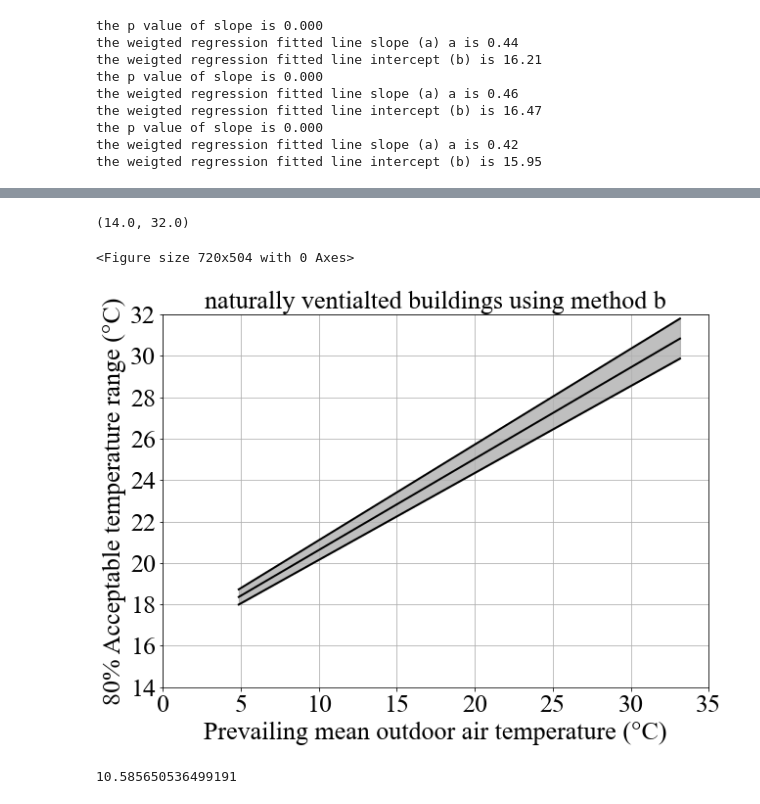
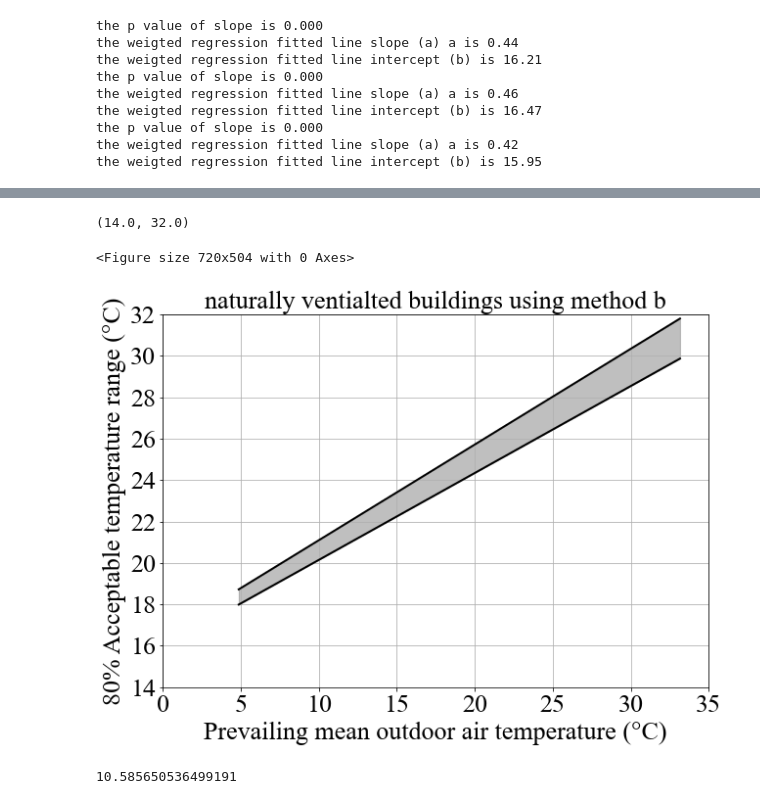
Before and after one commit to ruijis/causal-thinking-neutral-temperature, a Jupyter notebook: two-linear-regressions.ipynb, the cells around one changed output, grey strips where cells are left out. Cells and saved outputs as stored; diff of their text form; code cells hidden in the pictures.

Commit message:
update the 80% acceptable temp graph

```diff
--- a/two-linear-regressions.ipynb
+++ b/two-linear-regressions.ipynb
@@ -863,3 +912,39 @@ the weigted regression fitted line intercept (b) is 16.47
 the p value of slope is 0.000
 the weigted regression fitted line slope (a) a is 0.42
 the weigted regression fitted line intercept (b) is 15.95
+# %%
+# plot the same diagram as ACM
+# plot two lines, one with the up_b_slope and up_b_intercept, and another with the low_b_slope and low_b_intercept
+plt.figure(figsize=(10, 7))
+t_out_combined = np.array(df_bldg_nv_b['t_out_combined'])
+sort_index = np.argsort(t_out_combined)
+t_out_combined = t_out_combined[sort_index]
+up_line = (middle_b_slope*t_out_combined+middle_b_intercept+range_b/2)[sort_index]
+low_line = (middle_b_slope*t_out_combined+middle_b_intercept-range_b/2)[sort_index]
+
+# draw grey band between the two lines
+plt.figure(figsize=(10, 7))
+plt.plot(t_out_combined, middle_b_slope*t_out_combined+middle_b_intercept+range_b/2, color='black', linewidth=2)
+plt.plot(t_out_combined, middle_b_slope*t_out_combined+middle_b_intercept-range_b/2, color='black', linewidth=2)
+
+plt.fill_between(t_out_combined, middle_b_slope*t_out_combined+middle_b_intercept+range_b/2, middle_b_slope*t_out_combined+middle_b_intercept-range_b/2, color='grey', alpha=0.5)
+plt.xlabel('Prevailing mean outdoor air temperature (°C)', fontsize=26)
+plt.ylabel("80% Acceptable temperature range (°C)", rotation=90, fontsize=26)
+plt.xticks(fontsize=26)
+plt.yticks(fontsize=26)
+plt.grid(True)
+plt.rcParams['font.family'] = 'Times New Roman'
+
+# # Move y-axis label to the top and adjust the distance
+# ax = plt.gca()
+# ax.xaxis.set_label_coords(1, -0.1)
+# ax.yaxis.set_label_coords(-0.08, 1)
+# # alighn label right in the text box
+# ax.yaxis.get_label().set_ha('right')  # this line is added for horizontal alignment to the right
+# ax.xaxis.get_label().set_ha('right')  # this line is added for horizontal alignment to the right
+
+# plt.title('naturally ventialted buildings using method b', fontsize=26)
+plt.grid(True)
+# set the x-axis range from 5 to 35 and y-axis range from 14 to 32
+plt.xlim(0, 35)
+plt.ylim(14, 32)
@@ -873,35 +962,35 @@ up_line = (up_b_slope*t_out_combined + up_b_intercept)[sort_index]
 low_line = (low_b_slope*t_out_combined + low_b_intercept)[sort_index]
 
 # draw grey band between the two lines
 plt.figure(figsize=(10, 7))
-plt.plot(t_out_combined, middle_b_slope*t_out_combined+middle_b_intercept, color='black', linewidth=2)
+# plt.plot(t_out_combined, middle_b_slope*t_out_combined+middle_b_intercept, color='black', linewidth=2)
 plt.plot(t_out_combined, up_b_slope*t_out_combined+up_b_intercept, color='black', linewidth=2)
 plt.plot(t_out_combined, low_b_slope*t_out_combined+low_b_intercept, color='black', linewidth=2)
 plt.fill_between(t_out_combined, up_b_slope*t_out_combined+up_b_intercept, low_b_slope*t_out_combined+low_b_intercept, color='grey', alpha=0.5)
 plt.xlabel('Prevailing mean outdoor air temperature (°C)', fontsize=26)
 plt.ylabel("80% Acceptable temperature range (°C)", rotation=90, fontsize=26)
 plt.xticks(fontsize=26)
 plt.yticks(fontsize=26)
 plt.grid(True)
 plt.rcParams['font.family'] = 'Times New Roman'
 
 # # Move y-axis label to the top and adjust the distance
 # ax = plt.gca()
 # ax.xaxis.set_label_coords(1, -0.1)
 # ax.yaxis.set_label_coords(-0.08, 1)
 # # alighn label right in the text box
 # ax.yaxis.get_label().set_ha('right')  # this line is added for horizontal alignment to the right
 # ax.xaxis.get_label().set_ha('right')  # this line is added for horizontal alignment to the right
 
 plt.title('naturally ventialted buildings using method b', fontsize=26)
 plt.grid(True)
 # set the x-axis range from 5 to 35 and y-axis range from 14 to 32
 plt.xlim(0, 35)
 plt.ylim(14, 32)
 # %% [output]
 (14.0, 32.0)
 <Figure size 720x504 with 0 Axes>
-[figure, old version]
+[figure, new version]
 # %%
 mse(df_bldg_nv_b['t_out_combined'], df_bldg_nv_b['n_t_b'], middle_b_intercept, middle_b_slope)
 # %% [output]
```
Also changed, not shown: parts of 4 cells of this notebook.
